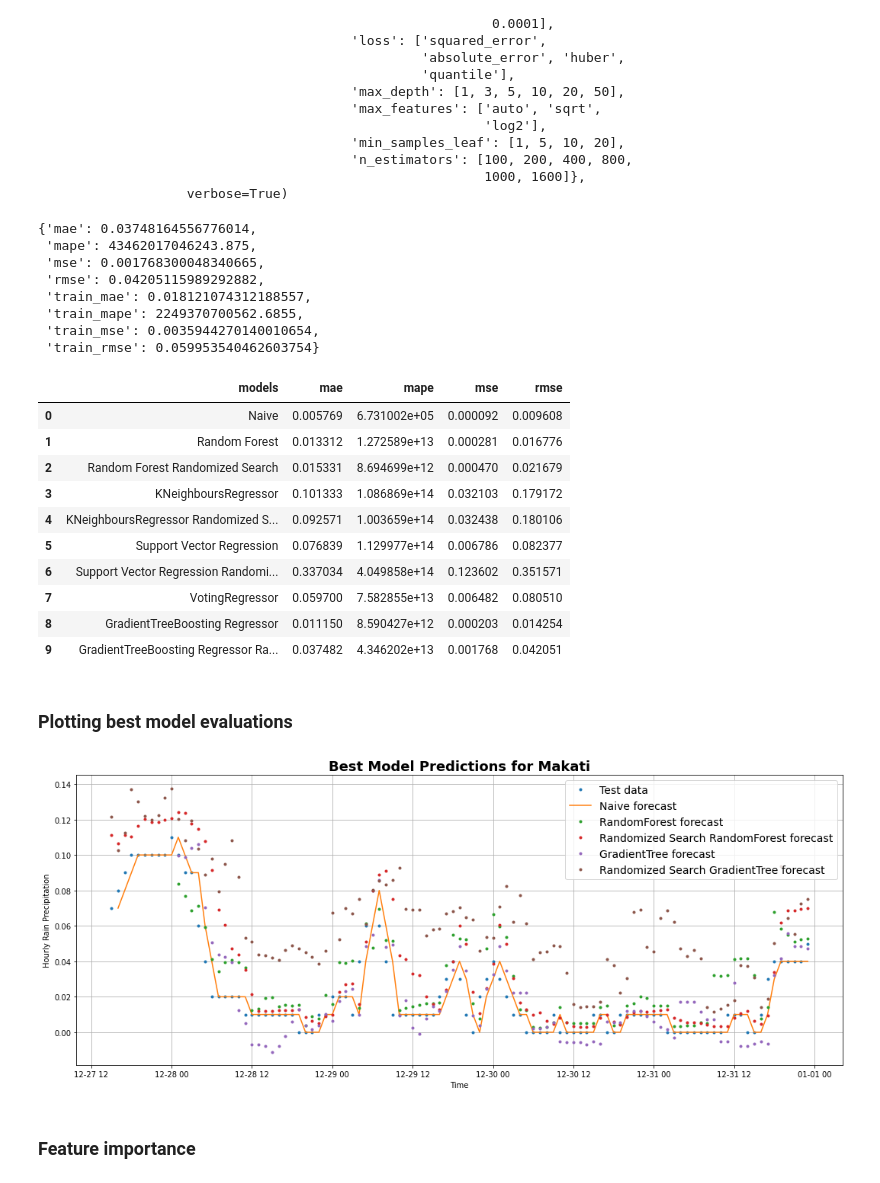
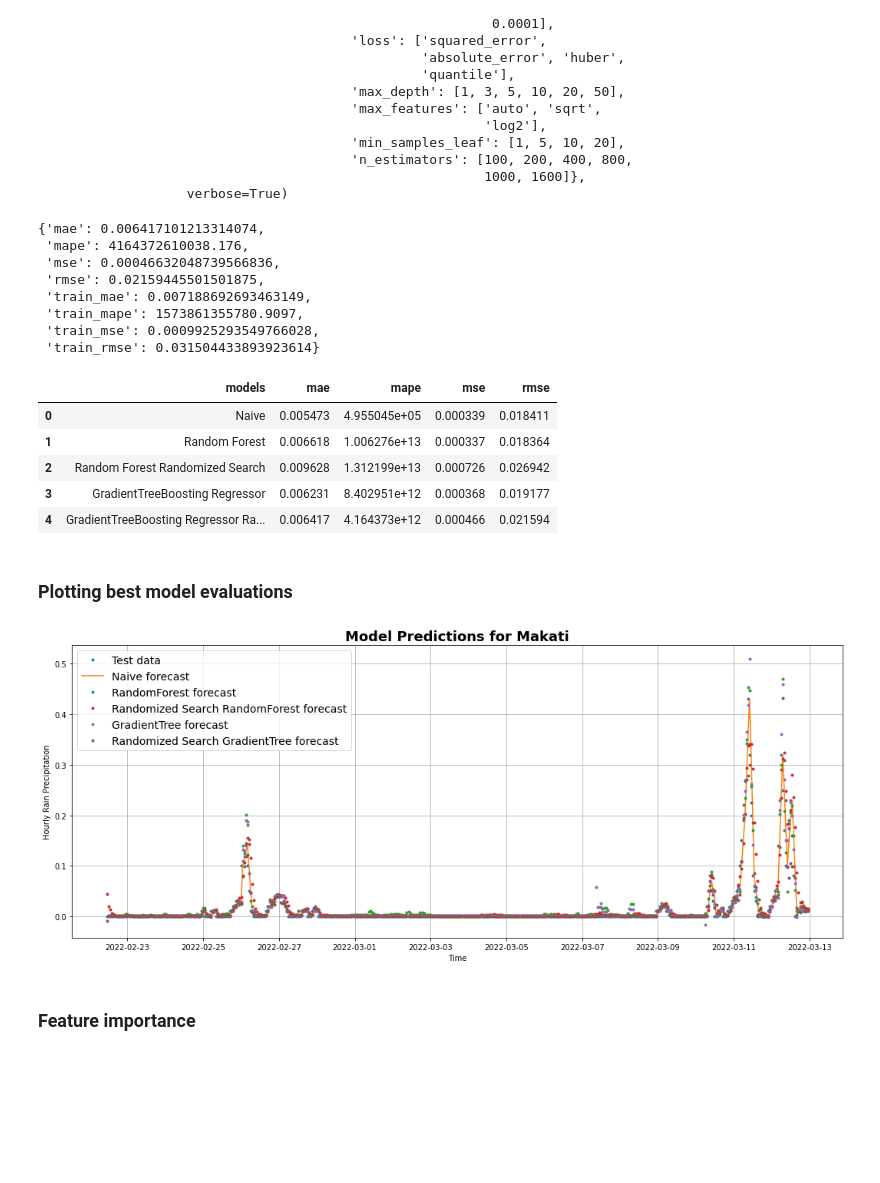
Before and after one commit to eRuaro/prac-research, a Jupyter notebook: Makati.ipynb, the cells around one changed output. Drawn from its saved outputs; the diff is of its cells as text; code cells hidden in the pictures; blank space fills up the shorter version.

```diff
--- a/Makati.ipynb
+++ b/Makati.ipynb
@@ -1,7 +1,7 @@
 # %% [markdown]
 <a href="https://colab.research.google.com/github/eRuaro/prac-research/blob/main/Makati.ipynb" target="_parent"><img src="https://colab.research.google.com/assets/colab-badge.svg" alt="Open In Colab"/></a>
 # %%
-path = '/content/drive/MyDrive/prac-research/actual/data/research-data-makati - Sheet1.csv'
+path = '/content/drive/MyDrive/prac-research/actual/data/research-data-makati.csv'
 
 import numpy as np
 import pandas as pd
@@ -1012,14 +1015,14 @@ RandomizedSearchCV(cv=5, estimator=GradientBoostingRegressor(), n_iter=5,
 rs_gbr_scores = show_scores_sklearn(rs_gbr_model)
 rs_gbr_scores
 # %% [output]
-{'mae': 0.03748164556776014,
- 'mape': 43462017046243.875,
- 'mse': 0.001768300048340665,
- 'rmse': 0.04205115989292882,
- 'train_mae': 0.018121074312188557,
- 'train_mape': 2249370700562.6855,
- 'train_mse': 0.0035944270140010654,
- 'train_rmse': 0.059953540462603754}
+{'mae': 0.006417101213314074,
+ 'mape': 4164372610038.176,
+ 'mse': 0.00046632048739566836,
+ 'rmse': 0.02159445501501875,
+ 'train_mae': 0.007188692693463149,
+ 'train_mape': 1573861355780.9097,
+ 'train_mse': 0.0009925293549766028,
+ 'train_rmse': 0.031504433893923614}
 # %%
 models.append('GradientTreeBoosting Regressor Randomized Search')
 
@@ -1041,16 +1044,11 @@ scores = pd.DataFrame(
 scores
 # %% [output]
 |  | models | mae | mape | mse | rmse |
-| 0 | Naive | 0.005769 | 6.731002e+05 | 0.000092 | 0.009608 |
-| 1 | Random Forest | 0.013312 | 1.272589e+13 | 0.000281 | 0.016776 |
-| 2 | Random Forest Randomized Search | 0.015331 | 8.694699e+12 | 0.000470 | 0.021679 |
-| 3 | KNeighboursRegressor | 0.101333 | 1.086869e+14 | 0.032103 | 0.179172 |
-| 4 | KNeighboursRegressor Randomized S... | 0.092571 | 1.003659e+14 | 0.032438 | 0.180106 |
-| 5 | Support Vector Regression | 0.076839 | 1.129977e+14 | 0.006786 | 0.082377 |
-| 6 | Support Vector Regression Randomi... | 0.337034 | 4.049858e+14 | 0.123602 | 0.351571 |
-| 7 | VotingRegressor | 0.059700 | 7.582855e+13 | 0.006482 | 0.080510 |
-| 8 | GradientTreeBoosting Regressor | 0.011150 | 8.590427e+12 | 0.000203 | 0.014254 |
-| 9 | GradientTreeBoosting Regressor Ra... | 0.037482 | 4.346202e+13 | 0.001768 | 0.042051 |
+| 0 | Naive | 0.005473 | 4.955045e+05 | 0.000339 | 0.018411 |
+| 1 | Random Forest | 0.006618 | 1.006276e+13 | 0.000337 | 0.018364 |
+| 2 | Random Forest Randomized Search | 0.009628 | 1.312199e+13 | 0.000726 | 0.026942 |
+| 3 | GradientTreeBoosting Regressor | 0.006231 | 8.402951e+12 | 0.000368 | 0.019177 |
+| 4 | GradientTreeBoosting Regressor Ra... | 0.006417 | 4.164373e+12 | 0.000466 | 0.021594 |
 # %% [markdown]
 ### Plotting best model evaluations
 # %%
@@ -1067,22 +1065,22 @@ rs_gbr_forecast = rs_gbr_model.predict(X_test)
 # %%
 plt.figure(figsize=(18, 7))
 offset = 10 # offset the values by 300 timesteps
 plot_time_series(timesteps=X_time_test,  values=y_test, label="Test data")
 plot_time_series(timesteps=X_time_test[1:], values=naive_forecast, format="-",  label="Naive forecast")
 plot_time_series(timesteps=X_time_test, start=offset, values=rs_forecast, label='RandomForest forecast')
 plot_time_series(timesteps=X_time_test,  values=rs_ideal_forecast, label='Randomized Search RandomForest forecast')
 # plot_time_series(timesteps=X_time_test, start=offset, values=k_forecast, label='KNR forecast')
 # plot_time_series(timesteps=X_time_test, start=offset, values=rs_k_forecast, label='Ideal KNR forecast')
 # plot_time_series(timesteps=X_time_test, start=offset, values=svr_forecast, label='SVR forecast')
 # plot_time_series(timesteps=X_time_test, start=offset, values=rs_svr_forecast, label='Ideal SVR forecast')
 # plot_time_series(timesteps=X_time_test, start=offset, values=vr_forecast, label='VotingRegressor forecast')
 plot_time_series(timesteps=X_time_test, start=offset, values=gbr_forecast, label='GradientTree forecast')
 plot_time_series(timesteps=X_time_test, values=rs_gbr_forecast, label='Randomized Search GradientTree forecast')
-plt.title('Best Model Predictions for Makati', fontsize=18, fontweight='bold')
+plt.title('Model Predictions for Makati', fontsize=18, fontweight='bold')
 
 plt.show();
 # %% [output]
-[figure, old version]
+[figure, new version]
 # %% [markdown]
  ### Feature importance
 # %%
```
Also changed, not shown: parts of 37 cells of this notebook.
